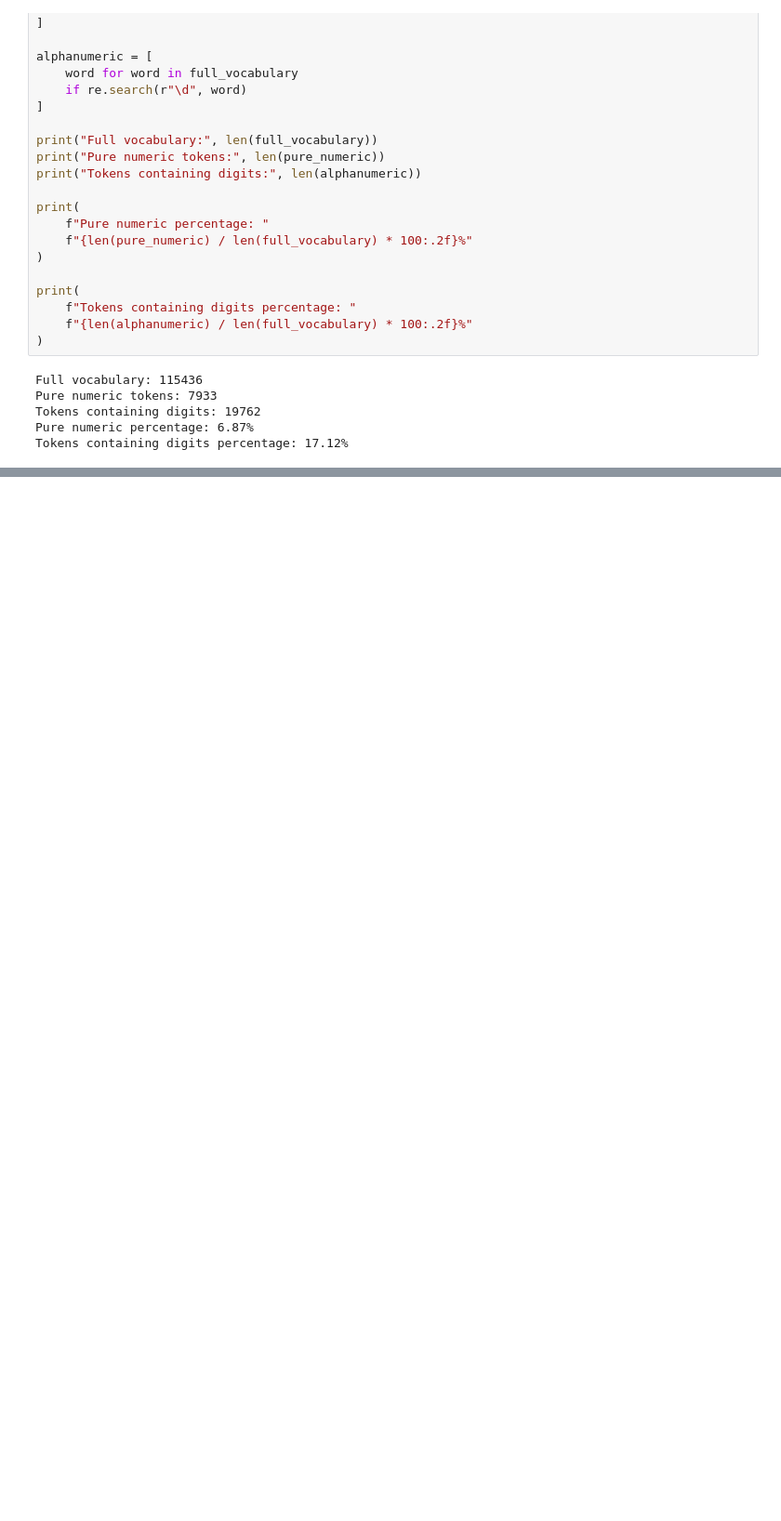
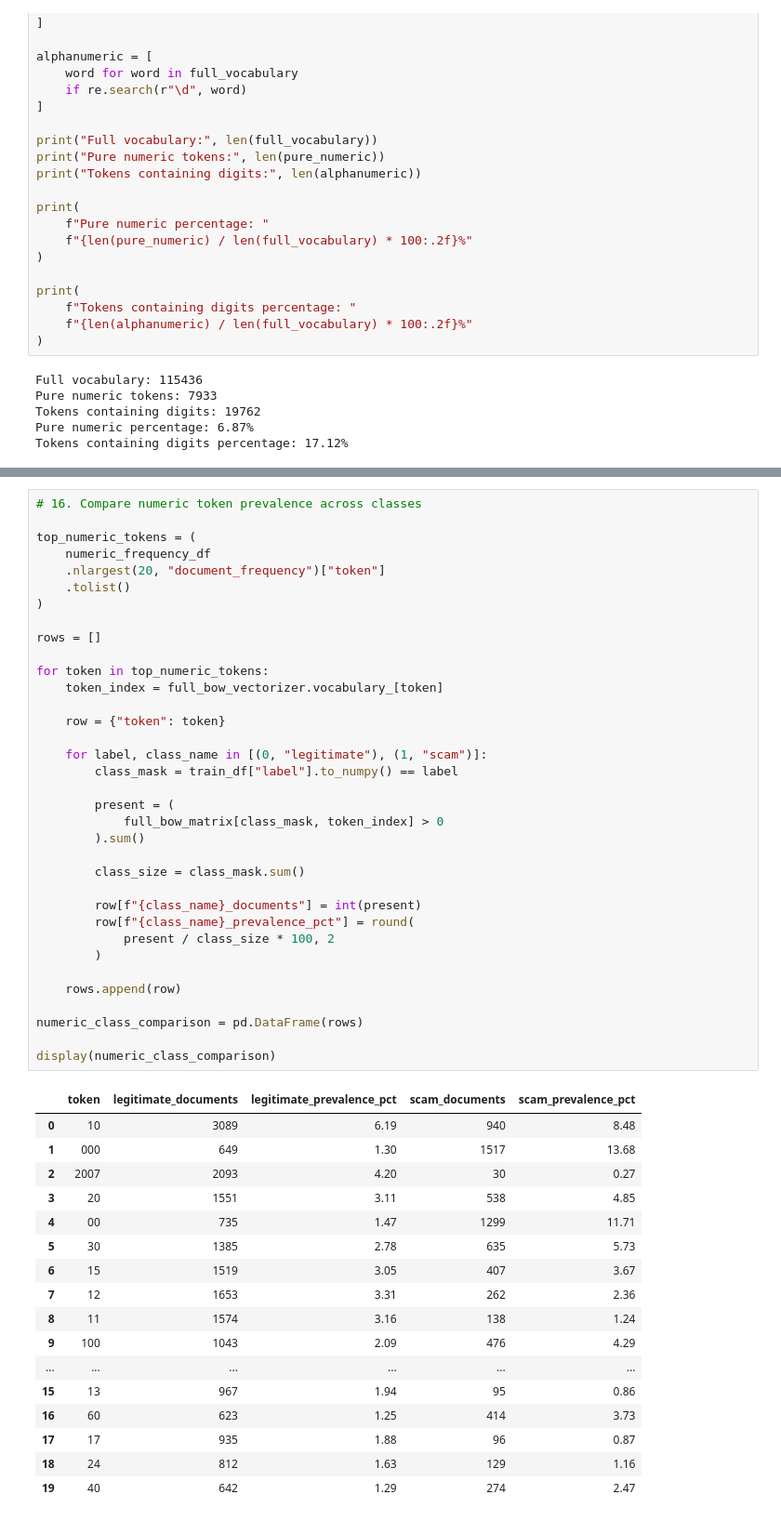
Before and after one commit to Supan-Roy/financial-scam-analysis, a Jupyter notebook: notebooks/02_text_representation.ipynb, the cells around one changed output, grey strips where cells are left out. Shown at 93% size. Drawn from its saved outputs; the diff is of its cells as text; blank space fills up the shorter version.

```diff
--- a/notebooks/02_text_representation.ipynb
+++ b/notebooks/02_text_representation.ipynb
@@ -296,0 +358,53 @@ Tokens containing digits percentage: 17.12%
+# %%
+# 16. Compare numeric token prevalence across classes
+
+top_numeric_tokens = (
+    numeric_frequency_df
+    .nlargest(20, "document_frequency")["token"]
+    .tolist()
+)
+
+rows = []
+
+for token in top_numeric_tokens:
+    token_index = full_bow_vectorizer.vocabulary_[token]
+
+    row = {"token": token}
+
+    for label, class_name in [(0, "legitimate"), (1, "scam")]:
+        class_mask = train_df["label"].to_numpy() == label
+
+        present = (
+            full_bow_matrix[class_mask, token_index] > 0
+        ).sum()
+
+        class_size = class_mask.sum()
+
+        row[f"{class_name}_documents"] = int(present)
+        row[f"{class_name}_prevalence_pct"] = round(
+            present / class_size * 100, 2
+        )
+
+    rows.append(row)
+
+numeric_class_comparison = pd.DataFrame(rows)
+
+display(numeric_class_comparison)
+# %% [output]
+|  | token | legitimate_documents | legitimate_prevalence_pct | scam_documents | scam_prevalence_pct |
+| 0 | 10 | 3089 | 6.19 | 940 | 8.48 |
+| 1 | 000 | 649 | 1.30 | 1517 | 13.68 |
+| 2 | 2007 | 2093 | 4.20 | 30 | 0.27 |
+| 3 | 20 | 1551 | 3.11 | 538 | 4.85 |
+| 4 | 00 | 735 | 1.47 | 1299 | 11.71 |
+| 5 | 30 | 1385 | 2.78 | 635 | 5.73 |
+| 6 | 15 | 1519 | 3.05 | 407 | 3.67 |
+| 7 | 12 | 1653 | 3.31 | 262 | 2.36 |
+| 8 | 11 | 1574 | 3.16 | 138 | 1.24 |
+| 9 | 100 | 1043 | 2.09 | 476 | 4.29 |
+| ... | ... | ... | ... | ... | ... |
+| 15 | 13 | 967 | 1.94 | 95 | 0.86 |
+| 16 | 60 | 623 | 1.25 | 414 | 3.73 |
+| 17 | 17 | 935 | 1.88 | 96 | 0.87 |
+| 18 | 24 | 812 | 1.63 | 129 | 1.16 |
+| 19 | 40 | 642 | 1.29 | 274 | 2.47 |
```
Also changed, not shown: parts of 5 cells of this notebook.
